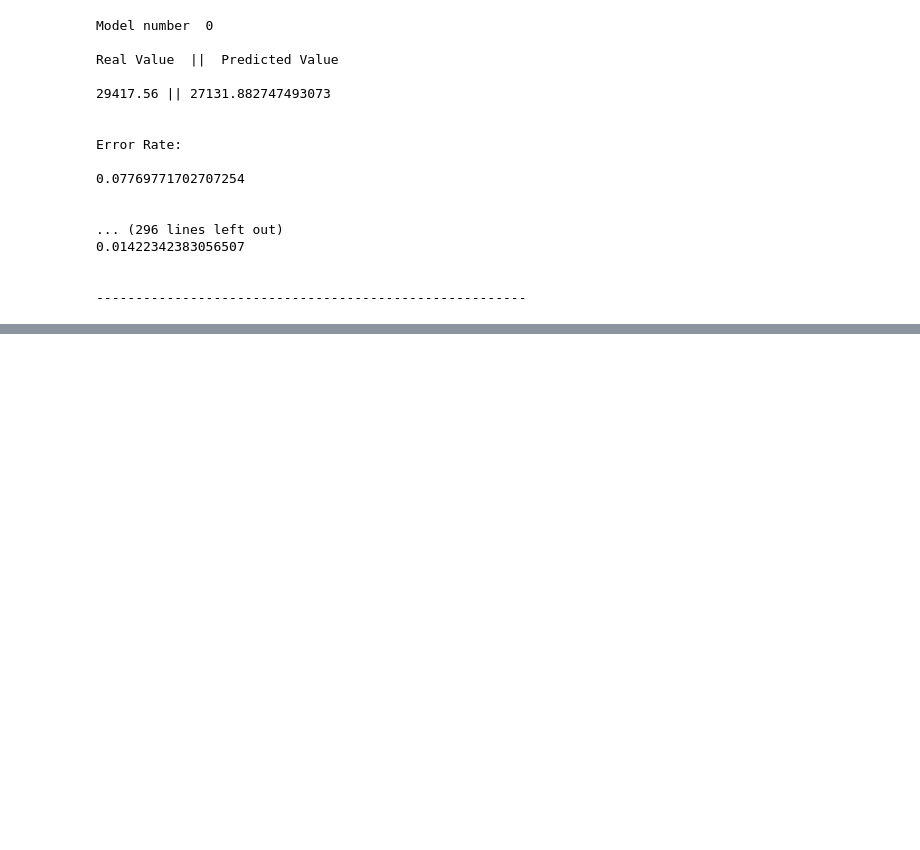
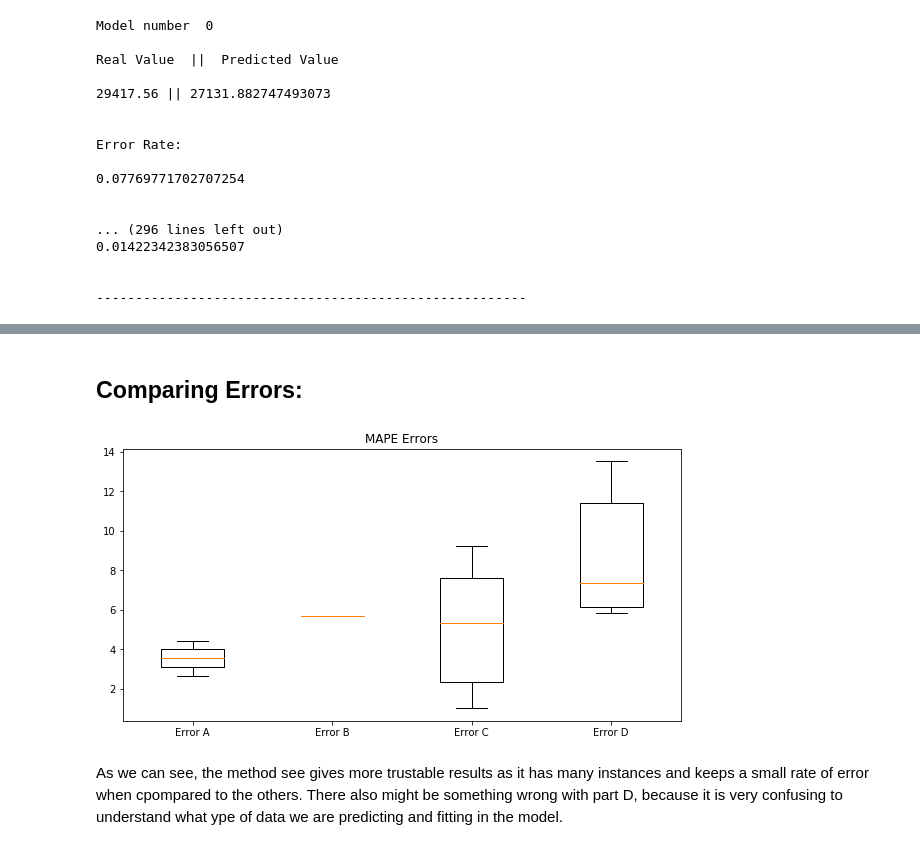
Before and after one commit to BU-IE-582/fall19-GnyEser, a Jupyter notebook: Homework1,2,3.ipynb, the cells around one changed output, grey strips where cells are left out. Drawn from its saved outputs; the diff is of its cells as text; code cells hidden in the pictures; blank space fills up the shorter version.

```diff
--- a/Homework1.ipynb
+++ b/Homework1,2,3.ipynb
@@ -1660,0 +1781,22 @@ Error Rate:
+# %%
+def mean_absolute_percentage_error(y_true, y_pred):
+    return np.mean(np.abs((y_true - y_pred) / y_true)) * 100
+# %%
+errors = dict()
+with tqdm(total = len(hours)) as pbar:
+    for i in range(len(hours)):
+        lasso = LassoCV(cv = 10, random_state = 45, tol = 0.0001, max_iter = 10000)
+        lasso.fit(X,train_d[train_d['Saat'] == hours[i]]['tuketim'].values)
+
+
+        lasso_model = Lasso(alpha=lasso.alpha_)
+
+        lasso_model.fit(X,train_d[train_d['Saat'] == hours[i]]['tuketim'].values)
+
+        predictions_d = lasso_model.predict(test_d)
+
+        reals = train_d[train_d['Saat'] == hours[i]]['tuketim'].values
+        pbar.update(1)
+        hata = mean_absolute_percentage_error(reals , predictions_d)
+        print(mean_absolute_percentage_error(reals , predictions_d))
+        errors[str(i)] = float(hata)
@@ -1660,0 +1840,18 @@ Error Rate:
+# %% [markdown]
+## Comparing Errors:
+# %%
+error_b = 0.056910906707629126*100
+# %%
+error_a = [0.04447784190089713*100 , 0.026329309524502294*100]
+# %%
+plt.figure(figsize=(10,5))
+plt.boxplot([error_a, error_b, error_c, list(errors.values())])
+
+plt.xticks([1, 2, 3, 4], ['Error A', 'Error B', 'Error C', 'Error D'])
+plt.title('MAPE Errors')
+
+plt.show()
+# %% [output]
+[figure, added]
+# %% [markdown]
+As we can see, the method see gives more trustable results as it has many instances and keeps a small rate of error when cpompared to the others. There also might be something wrong with part D, because it is very confusing to understand what ype of data we are predicting and fitting in the model.
```
Also changed, not shown: parts of 23 cells of this notebook, 3 other files.
